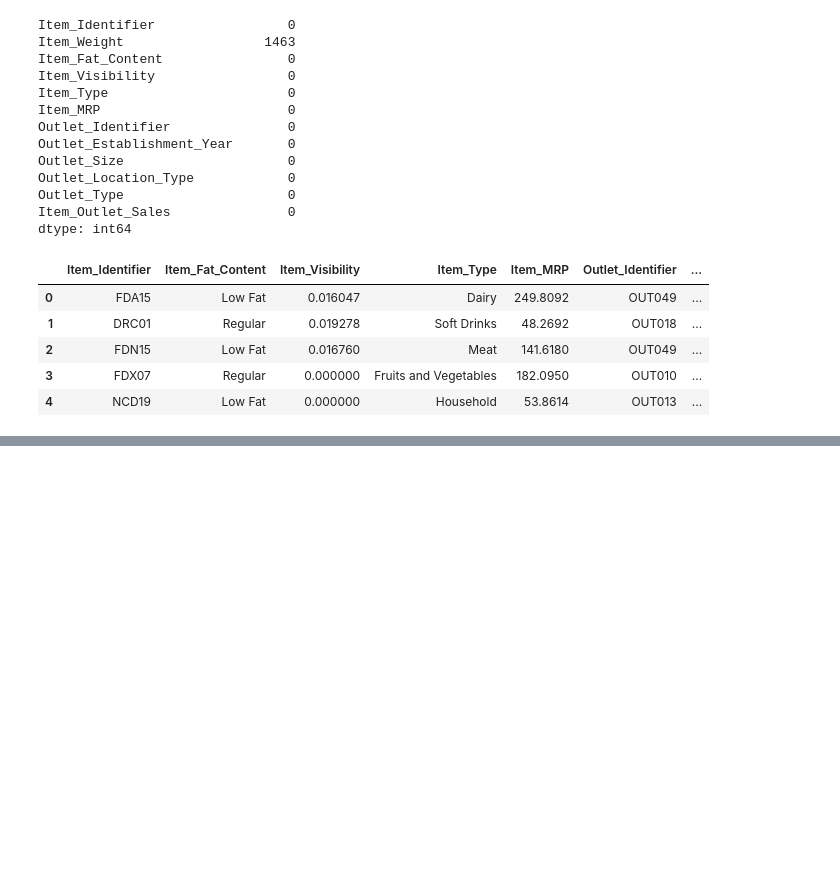
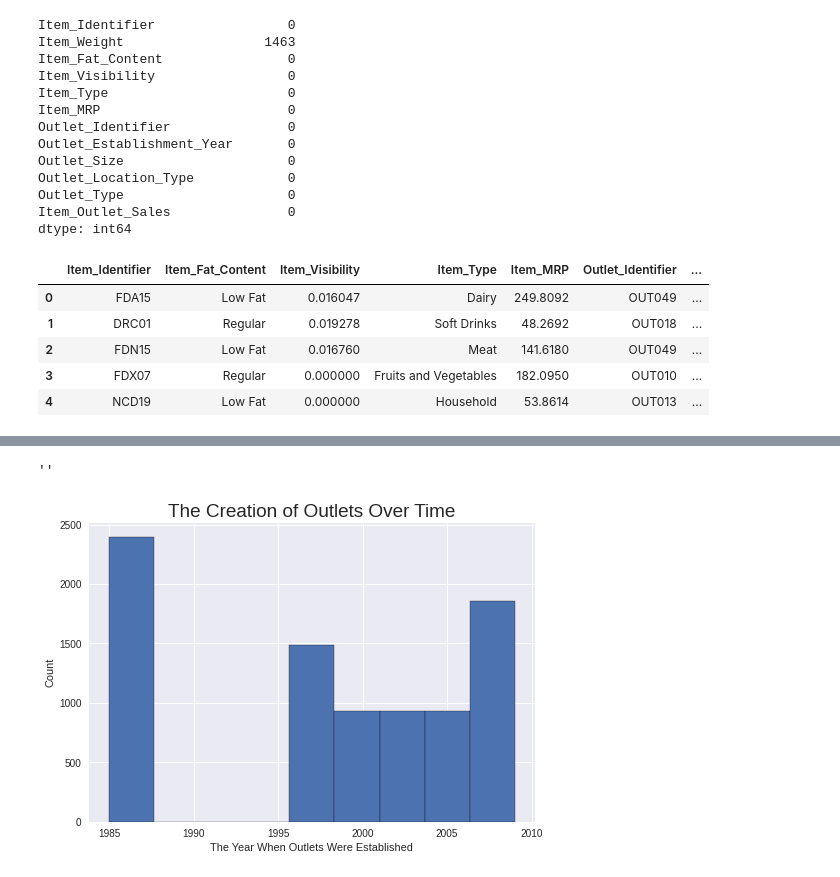
Before and after one commit to Drodricks0/Sales_Prediction, a Jupyter notebook: Project_1.ipynb, the cells around one changed output, grey strips where cells are left out. Saved outputs shown, nothing was run; the diff lists cells and outputs as text; code cells hidden in the pictures; blank space fills up the shorter version.

```diff
--- a/Project_1.ipynb
+++ b/Project_1.ipynb
@@ -115,0 +164,11 @@ df.head()
+# %%
+plt.style.use('seaborn')
+df['Outlet_Establishment_Year'].hist(bins=9, edgecolor='black')
+plt.xticks(rotation = 0)
+plt.xlabel('The Year When Outlets Were Established')
+plt.ylabel('Count')
+plt.title('The Creation of Outlets Over Time', size=19)
+;
+# %% [output]
+''
+[figure, added]
```
Also changed, not shown: parts of 9 cells of this notebook.
